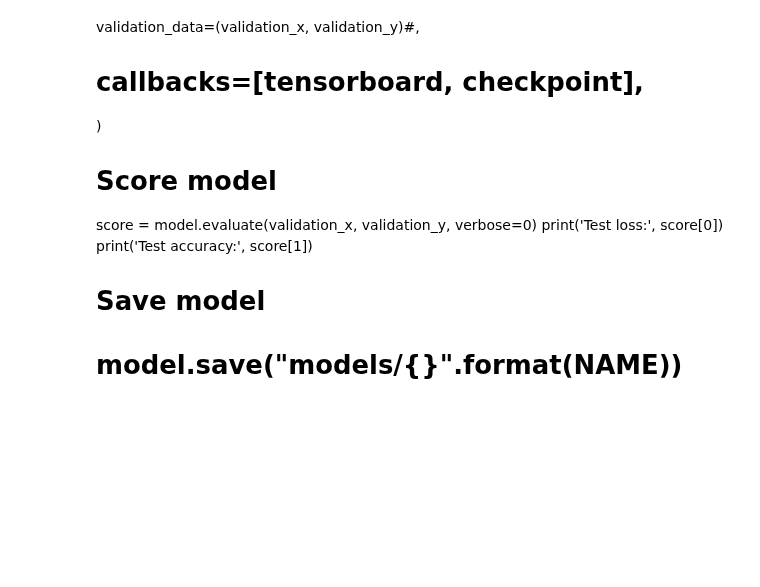
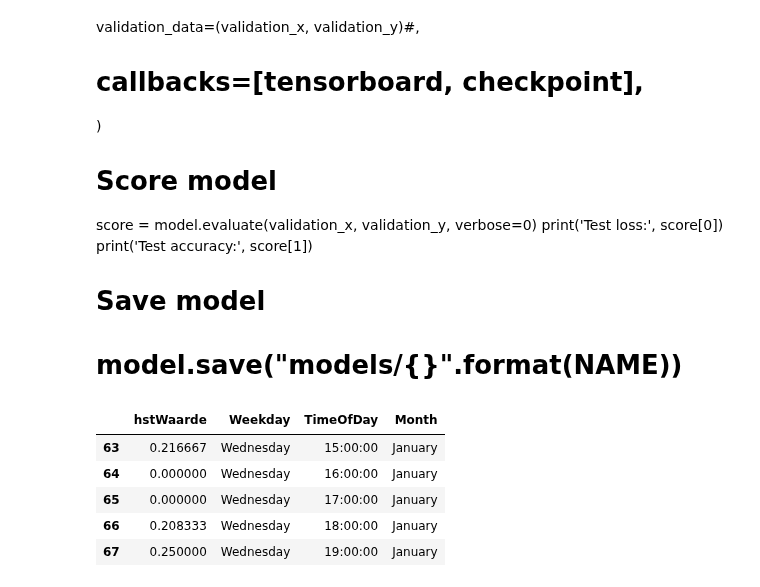
Before and after one commit to rogertian0707/jbg060, a Jupyter notebook: code/ML model/ridge/ridge.ipynb, the cells around one changed output. Saved outputs shown, nothing was run; the diff lists cells and outputs as text; code cells hidden in the pictures; blank space fills up the shorter version.

```diff
--- a/code/ML model/ridge/ridge.ipynb
+++ b/code/ML model/ridge/ridge.ipynb
@@ -246,0 +252,11 @@ print('Test accuracy:', score[1])
+# %%
+ridge_data = preproc.drop(["Begin",'Bokhoven', 'cumsum_previous_15', 'rain_-15_class'],axis=1)
+# %%
+ridge_data.head()
+# %% [output]
+|  | hstWaarde | Weekday | TimeOfDay | Month |
+| 63 | 0.216667 | Wednesday | 15:00:00 | January |
+| 64 | 0.000000 | Wednesday | 16:00:00 | January |
+| 65 | 0.000000 | Wednesday | 17:00:00 | January |
+| 66 | 0.208333 | Wednesday | 18:00:00 | January |
+| 67 | 0.250000 | Wednesday | 19:00:00 | January |
```
Also changed, not shown: parts of 6 cells of this notebook.
